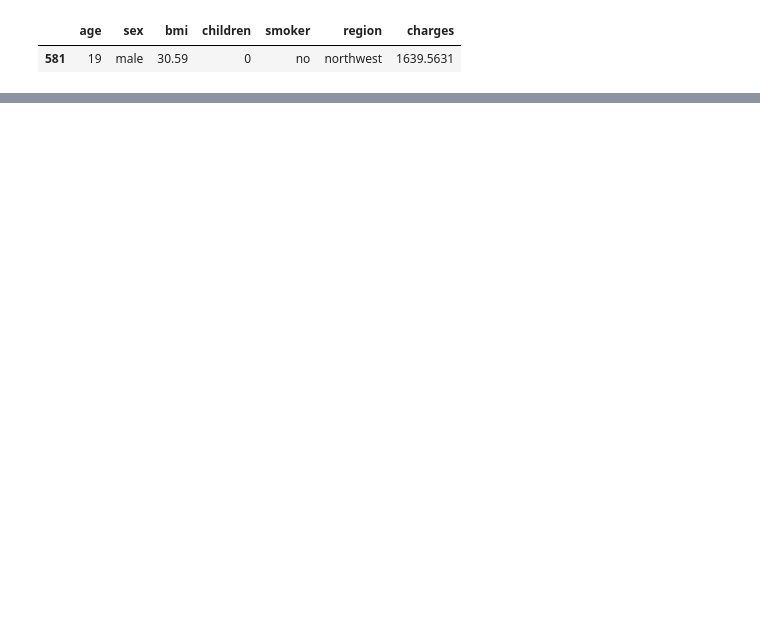
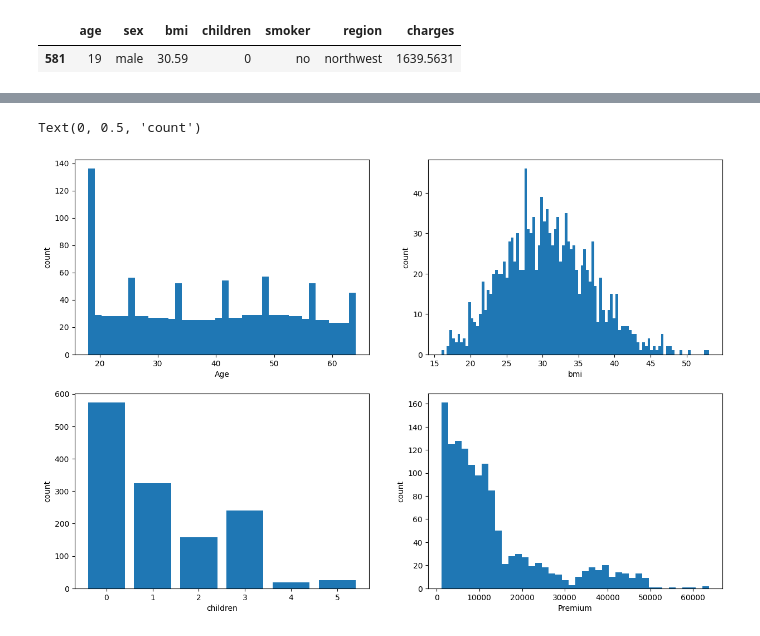
Before and after one commit to agustinluj/machine-learning-python-template-3, a Jupyter notebook: src/explore.ipynb, the cells around one changed output, grey strips where cells are left out. Drawn from its saved outputs; the diff is of its cells as text; code cells hidden in the pictures; blank space fills up the shorter version.

```diff
--- a/src/explore.ipynb
+++ b/src/explore.ipynb
@@ -85,6 +86,0 @@ df.describe().T
-# %%
-fig, ((ax1, ax2), (ax3, ax4)) = plt.subplots(2, 2, figsize=(15, 10))
-
-ax1.hist(df['charges'], bins=40)
-ax1.set_xlabel('Precio')
-ax1.set_ylabel('Superficie')
@@ -93,0 +96,24 @@ Text(0, 0.5, 'Superficie')
+# %%
+#para hacerme una idea de las distribuciones segun c/valor numerico
+fig, ((ax1, ax2), (ax3, ax4)) = plt.subplots(2, 2, figsize=(15, 10))
+
+ax1.hist(df['age'], bins=40)
+ax1.set_xlabel('Age')
+ax1.set_ylabel('count')
+
+ax2.hist(df['bmi'], bins=100)
+ax2.set_xlabel('bmi')
+ax2.set_ylabel('count')
+
+xtemp = df['children'].unique()
+ytemp = df.groupby('children')['children'].count()
+ax3.bar(x=xtemp, height=ytemp)
+ax3.set_xlabel('children')
+ax3.set_ylabel('count')
+
+ax4.hist(df['charges'], bins=40)
+ax4.set_xlabel('Premium')
+ax4.set_ylabel('count')
+# %% [output]
+Text(0, 0.5, 'count')
+[figure, added]
```
Also changed, not shown: parts of 11 cells of this notebook.
